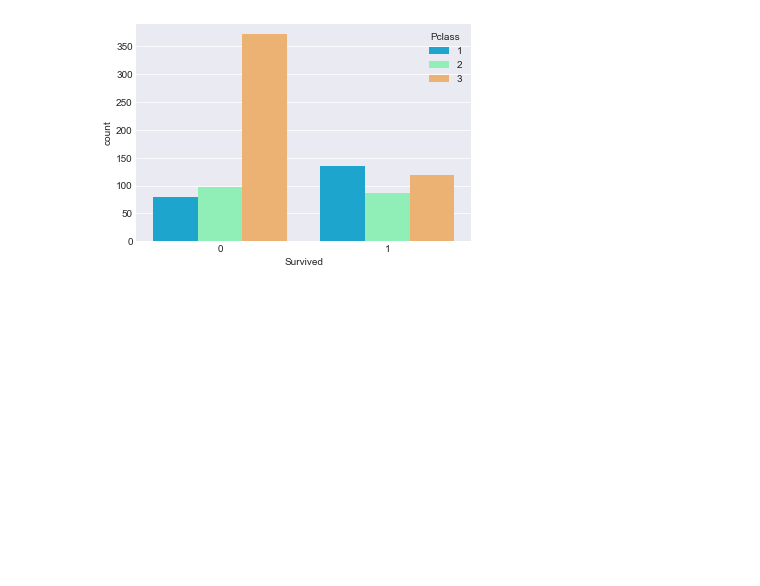
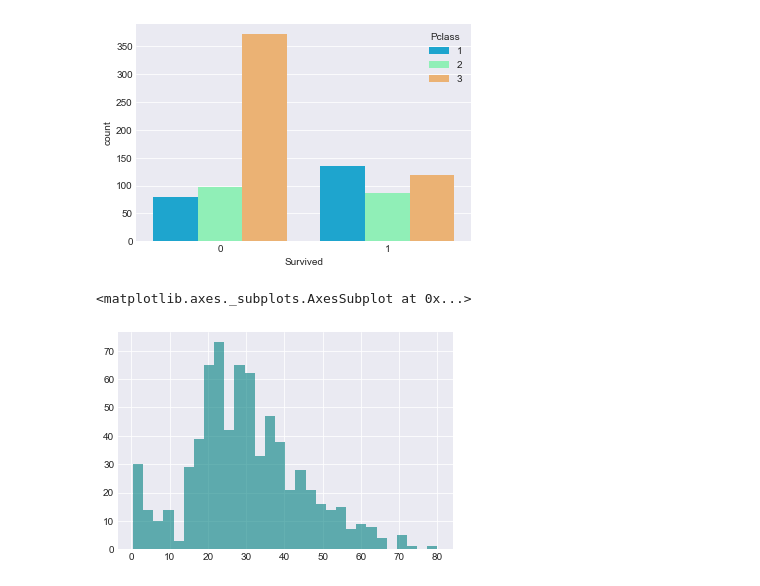
Before and after one commit to genegambit/iPython_Notebooks_MachineLearning, a Jupyter notebook: Titanic_Logistic_Regression.ipynb, the cells around one changed output. Cells and saved outputs as stored; diff of their text form; code cells hidden in the pictures; blank space fills up the shorter version.

Commit message:
Model and test data

```diff
--- a/Titanic_Logistic_Regression.ipynb
+++ b/Titanic_Logistic_Regression.ipynb
@@ -113,4 +113,8 @@ sns.countplot(x='Survived',hue='Pclass',data = data,palette='rainbow')
 <matplotlib.axes._subplots.AxesSubplot at 0x...>
 [figure]
 # %%
-data['Age'].hist(bins = 30, color = 'darkre', alpha = 0.8)
+sns.set_style('darkgrid')
+data['Age'].hist(bins = 30, color='teal', alpha = 0.6)
+# %% [output]
+<matplotlib.axes._subplots.AxesSubplot at 0x...>
+[figure, added]
```
Also changed, not shown: parts of 37 cells of this notebook, 1 other file.
